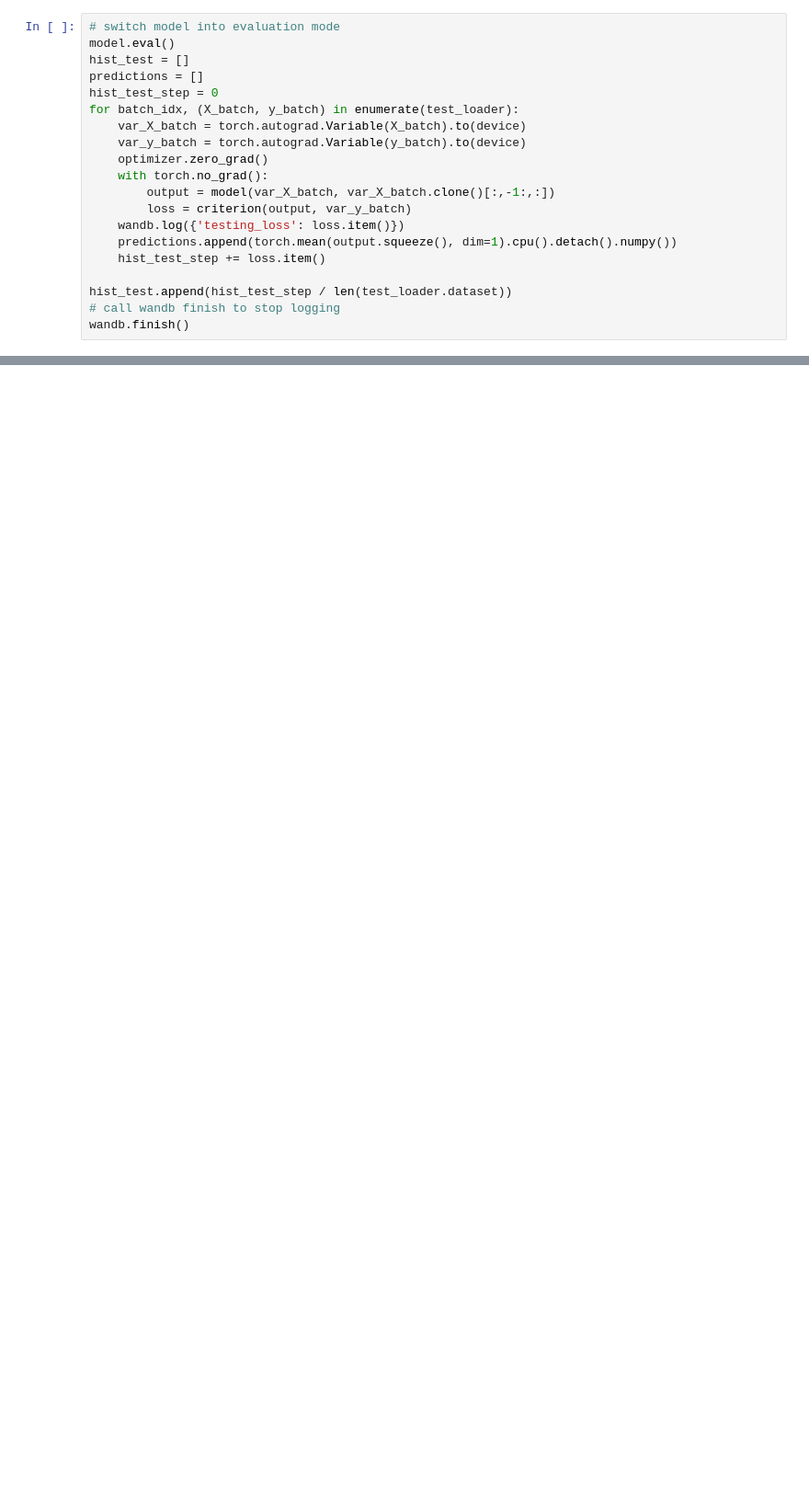
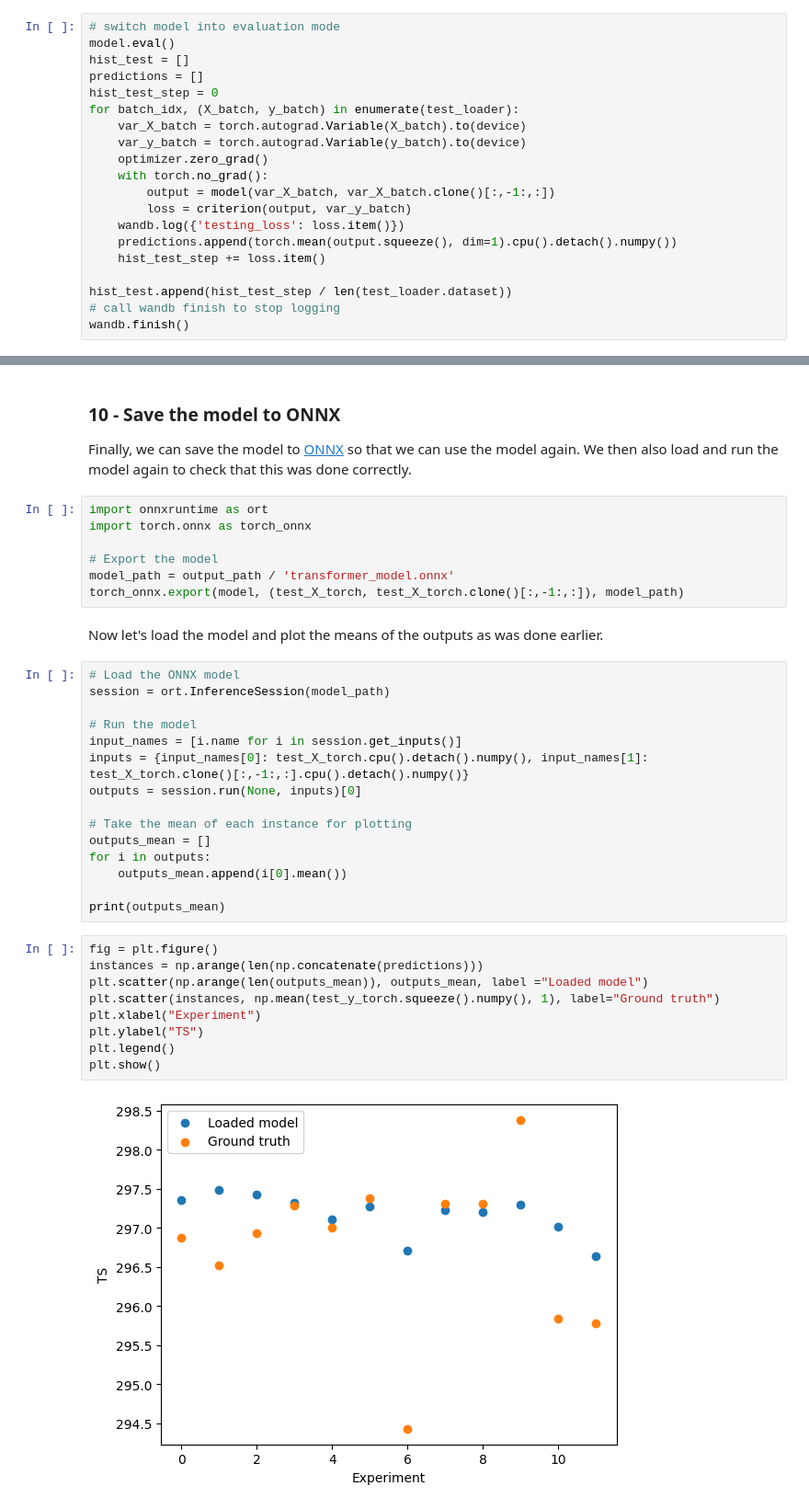
Before and after one commit to AI4S2S/cookbook, a Jupyter notebook: workflow/pred_temperature_transformer.ipynb, the cells around one changed output, grey strips where cells are left out. Shown at 92% size. Saved outputs shown, nothing was run; the diff lists cells and outputs as text; blank space fills up the shorter version.

```diff
--- a/workflow/pred_temperature_transformer.ipynb
+++ b/workflow/pred_temperature_transformer.ipynb
@@ -416,0 +442,39 @@ The MSE loss is 0.289
+# %% [markdown]
+### 10 - Save the model to ONNX
+
+Finally, we can save the model to [ONNX](https://onnx.ai/) so that we can use the model again. We then also load and run the model again to check that this was done correctly.
+# %%
+import onnxruntime as ort
+import torch.onnx as torch_onnx
+
+# Export the model
+model_path = output_path / 'transformer_model.onnx'
+torch_onnx.export(model, (test_X_torch, test_X_torch.clone()[:,-1:,:]), model_path)
+# %% [markdown]
+Now let's load the model and plot the means of the outputs as was done earlier.
+# %%
+# Load the ONNX model
+session = ort.InferenceSession(model_path)
+
+# Run the model
+input_names = [i.name for i in session.get_inputs()]
+inputs = {input_names[0]: test_X_torch.cpu().detach().numpy(), input_names[1]: test_X_torch.clone()[:,-1:,:].cpu().detach().numpy()}
+outputs = session.run(None, inputs)[0]
+
+# Take the mean of each instance for plotting
+outputs_mean = []
+for i in outputs:
+    outputs_mean.append(i[0].mean())
+
+print(outputs_mean)
+# %%
+fig = plt.figure()
+instances = np.arange(len(np.concatenate(predictions)))
+plt.scatter(np.arange(len(outputs_mean)), outputs_mean, label ="Loaded model")
+plt.scatter(instances, np.mean(test_y_torch.squeeze().numpy(), 1), label="Ground truth")
+plt.xlabel("Experiment")
+plt.ylabel("TS")
+plt.legend()
+plt.show()
+# %% [output]
+[figure, added]
```
Also changed, not shown: parts of 45 cells of this notebook.
